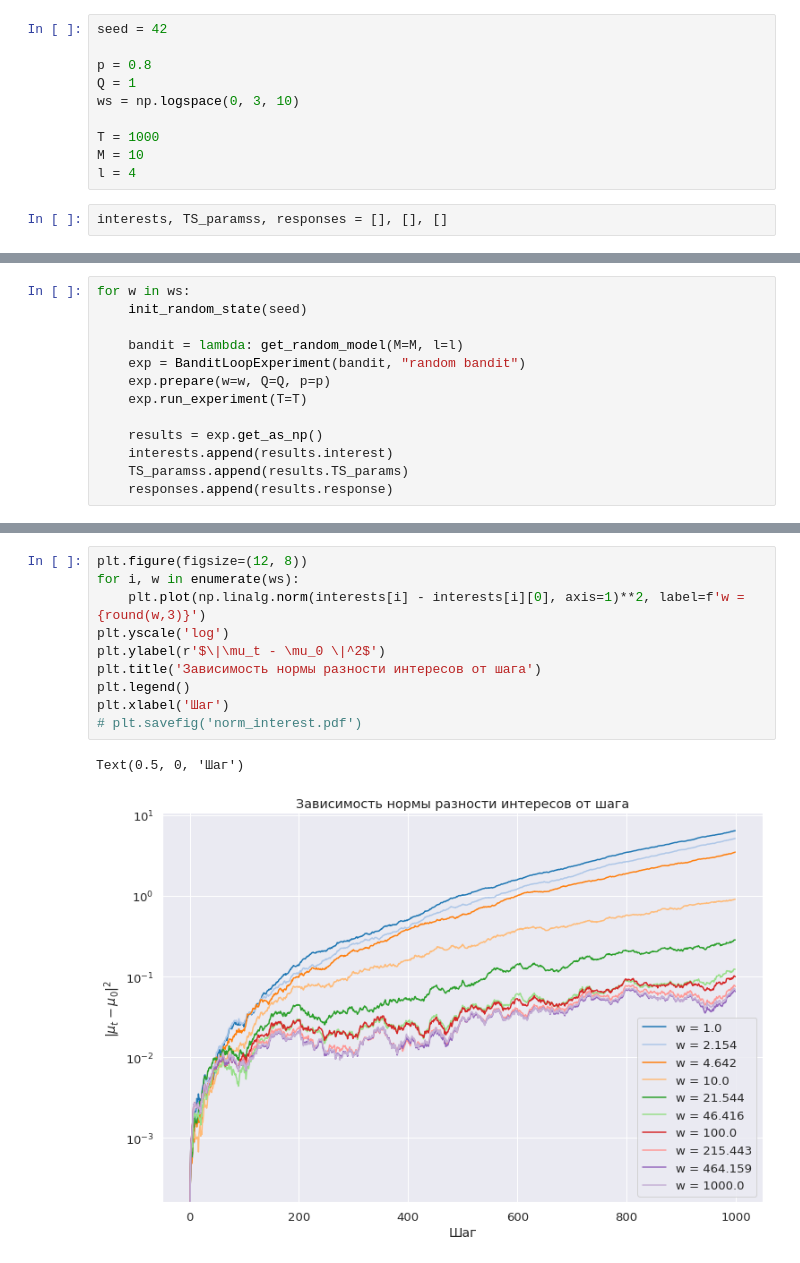
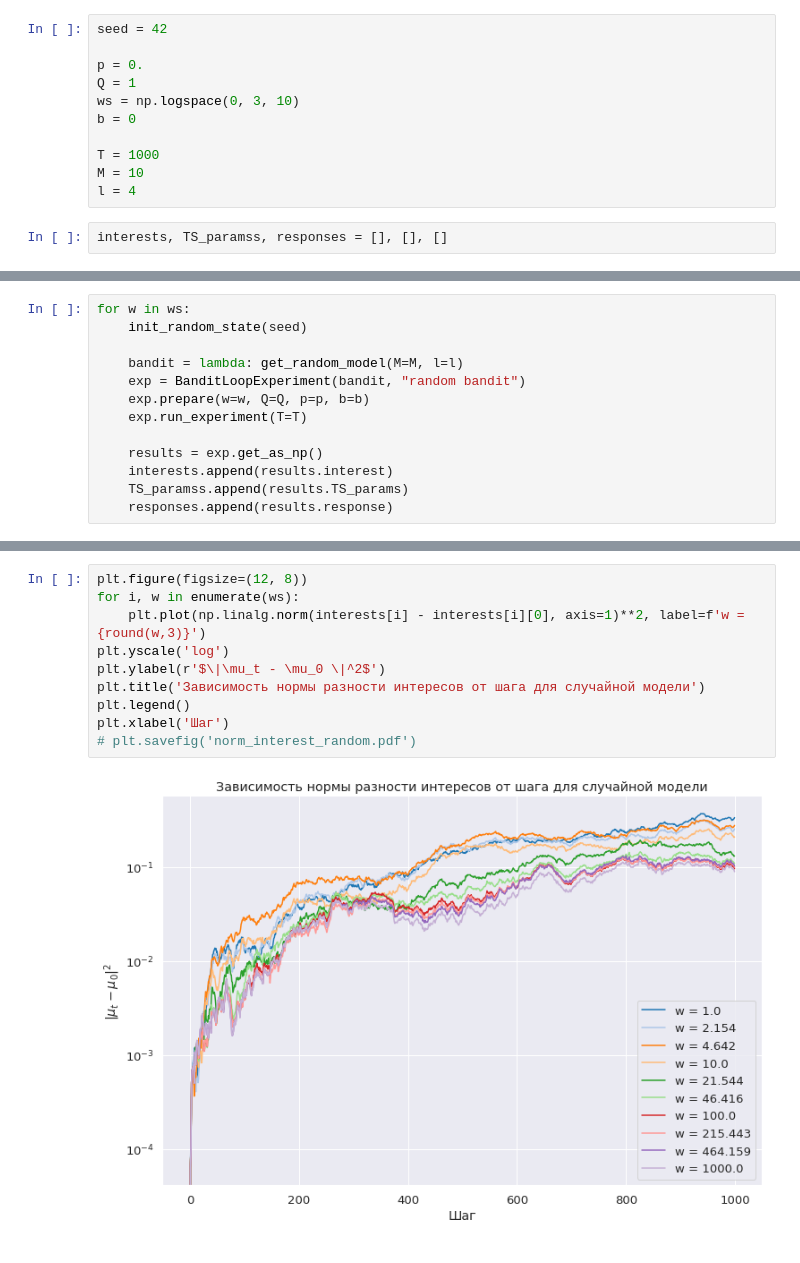
Before and after one commit to prog-autom/bandit-loops, a Jupyter notebook: notebooks/random_model_exp.ipynb, the cells around one changed output, grey strips where cells are left out. Cells and saved outputs as stored; diff of their text form.

Commit message:
Add random model in docs

```diff
--- a/notebooks/random_model_exp.ipynb
+++ b/notebooks/random_model_exp.ipynb
@@ -47,9 +45,10 @@ def draw_posteriori(grid, distr_class, post_params, obj, steps, xlim=None):
 # %%
 seed = 42
 
-p = 0.8
+p = 0.
 Q = 1
 ws = np.logspace(0, 3, 10)
+b = 0
 
 T = 1000
 M = 10
@@ -66,7 +65,7 @@ for w in ws:
 
     bandit = lambda: get_random_model(M=M, l=l)
     exp = BanditLoopExperiment(bandit, "random bandit")
-    exp.prepare(w=w, Q=Q, p=p)
+    exp.prepare(w=w, Q=Q, p=p, b=b)
     exp.run_experiment(T=T)
 
     results = exp.get_as_np()
@@ -106,13 +105,12 @@ for m in range(M):
 # %%
 plt.figure(figsize=(12, 8))
 for i, w in enumerate(ws):
     plt.plot(np.linalg.norm(interests[i] - interests[i][0], axis=1)**2, label=f'w = {round(w,3)}')
 plt.yscale('log')
 plt.ylabel(r'$\|\mu_t - \mu_0 \|^2$')
-plt.title('Зависимость нормы разности интересов от шага')
+plt.title('Зависимость нормы разности интересов от шага для случайной модели')
 plt.legend()
 plt.xlabel('Шаг')
-# plt.savefig('norm_interest.pdf')
+# plt.savefig('norm_interest_random.pdf')
 # %% [output]
-Text(0.5, 0, 'Шаг')
-[figure, old version]
+[figure, new version]
```
Also changed, not shown: parts of 4 cells of this notebook, 2 other files.
